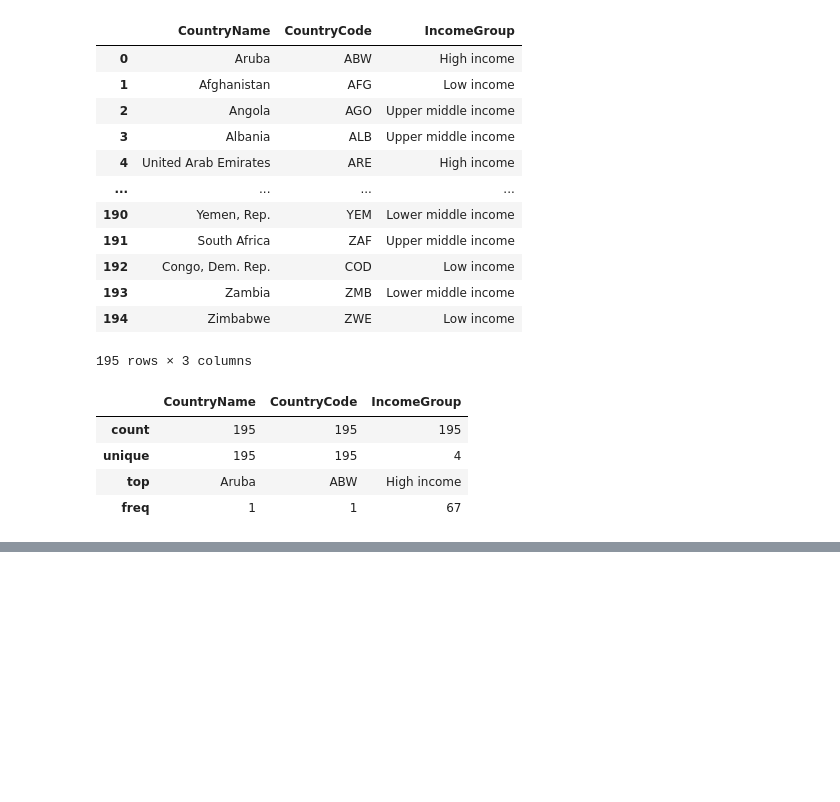
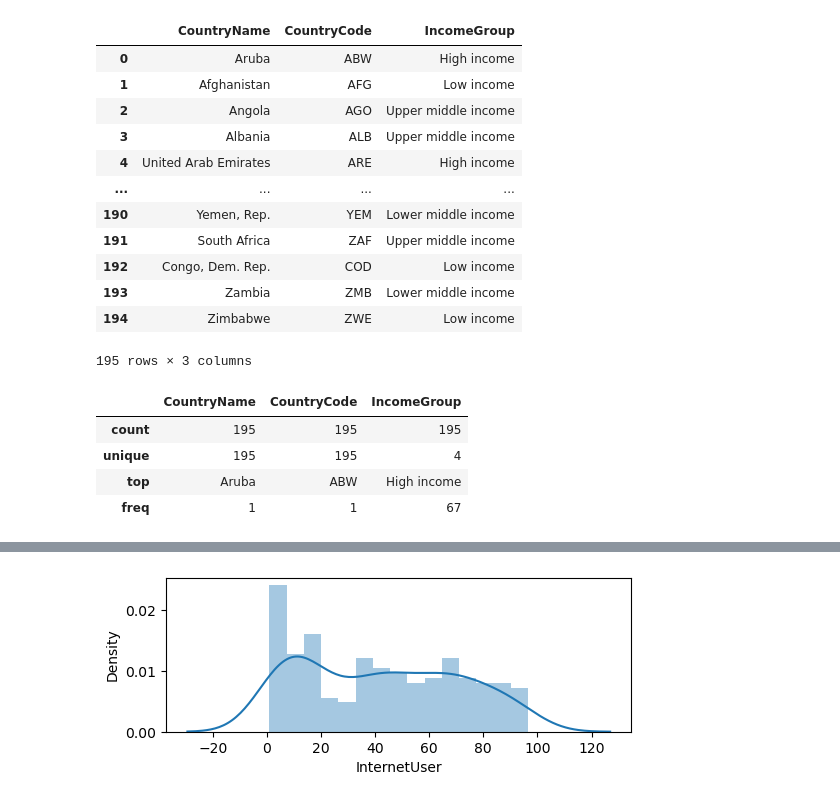
Before and after one commit to krishna0633/6-months, a Jupyter notebook: Gdp analysis.ipynb, the cells around one changed output, grey strips where cells are left out. Drawn from its saved outputs; the diff is of its cells as text; code cells hidden in the pictures; blank space fills up the shorter version.

```diff
--- a/Gdp analysis.ipynb
+++ b/Gdp analysis.ipynb
@@ -287,0 +710,5 @@ df_cat.describe()
+# %%
+vis1=sns.distplot(df["InternetUser"], bins=15)
+plt.show()
+# %% [output]
+[figure, added]
```
Also changed, not shown: parts of 54 cells of this notebook.
